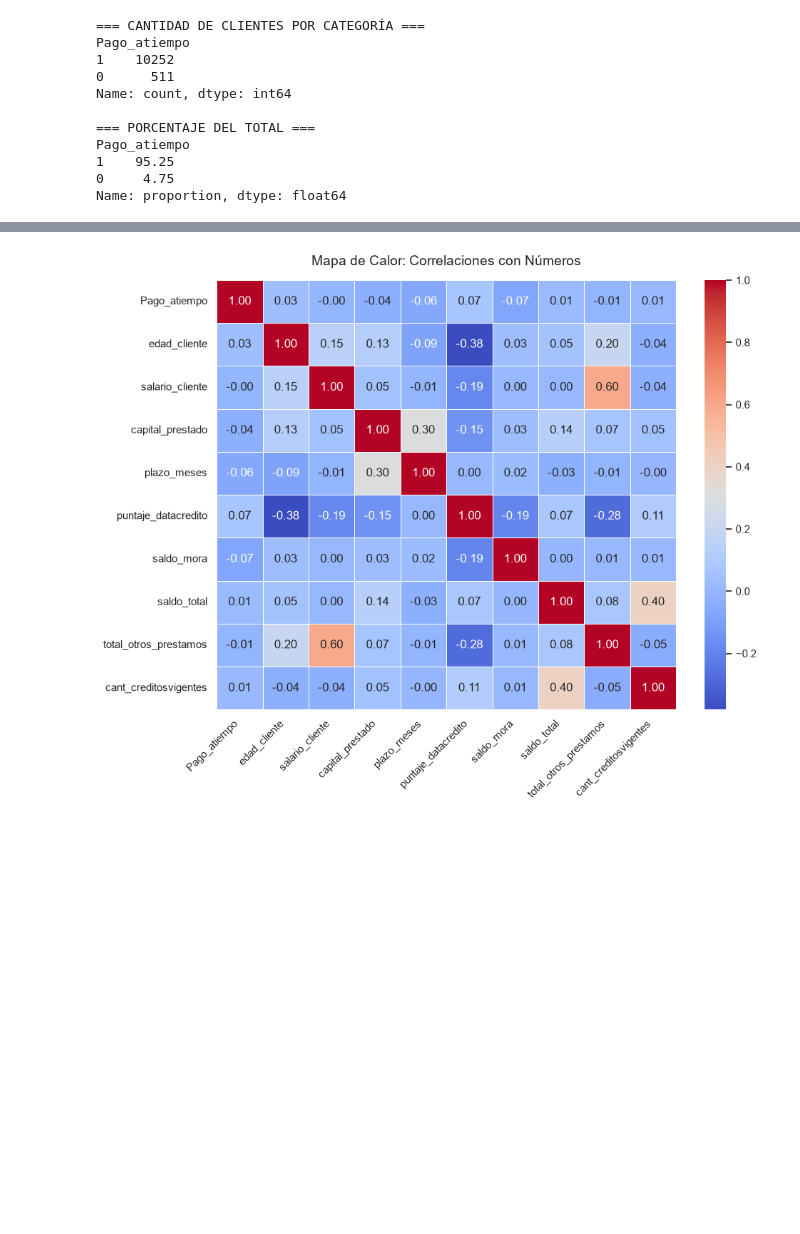
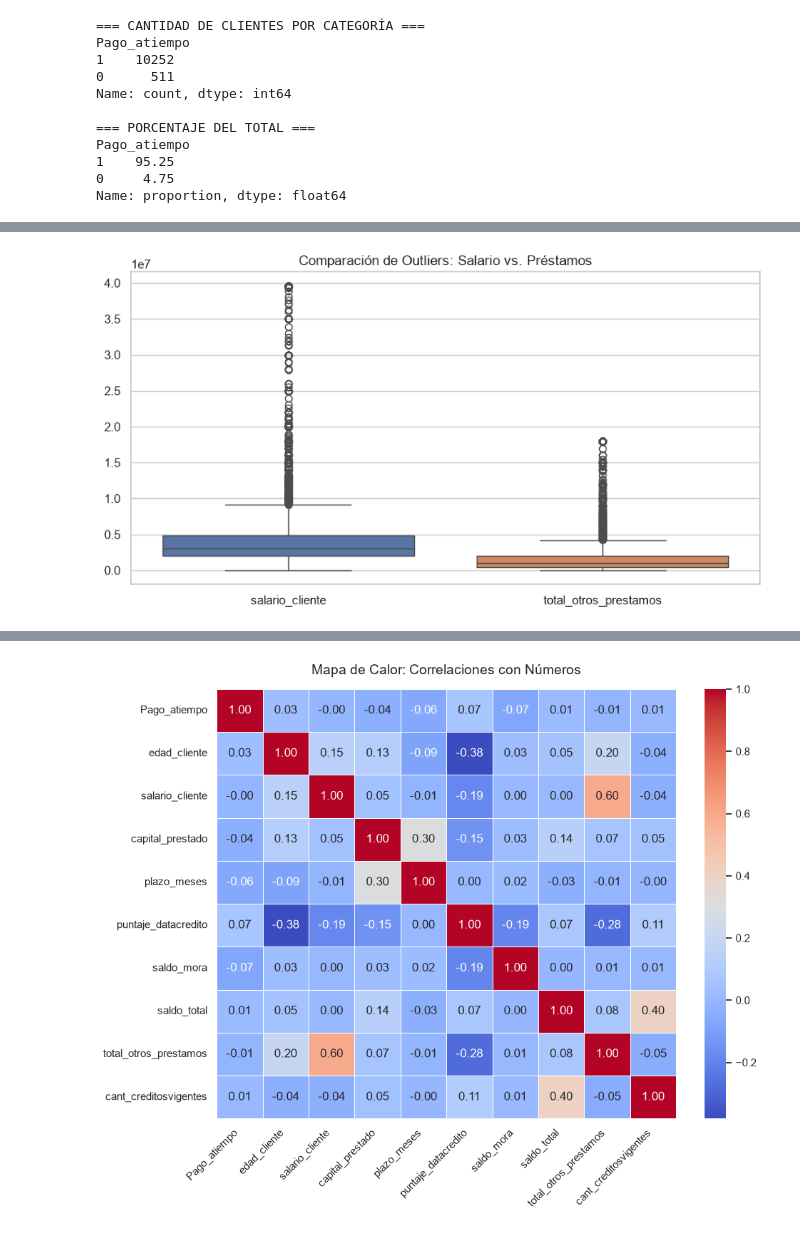
Before and after one commit to CarinaCB/M5, a Jupyter notebook: src/compresion_eda.ipynb, the cells around one changed output, grey strips where cells are left out. Drawn from its saved outputs; the diff is of its cells as text; code cells hidden in the pictures; blank space fills up the shorter version.

```diff
--- a/src/compresion_eda.ipynb
+++ b/src/compresion_eda.ipynb
@@ -97,3 +185,12 @@ Name: proportion, dtype: float64
+# %%
+# Graficar ambas columnas para comparar su dispersión
+plt.figure(figsize=(10, 5))
+data_to_plot = df[['salario_cliente', 'total_otros_prestamos']]
+sns.boxplot(data=data_to_plot)
+plt.title("Comparación de Outliers: Salario vs. Préstamos")
+plt.show()
+# %% [output]
+[figure, added]
 # %%
 fig, axes = plt.subplots(1, 2, figsize=(14, 5))
 
```
Also changed, not shown: parts of 7 cells of this notebook, 1 other file.
